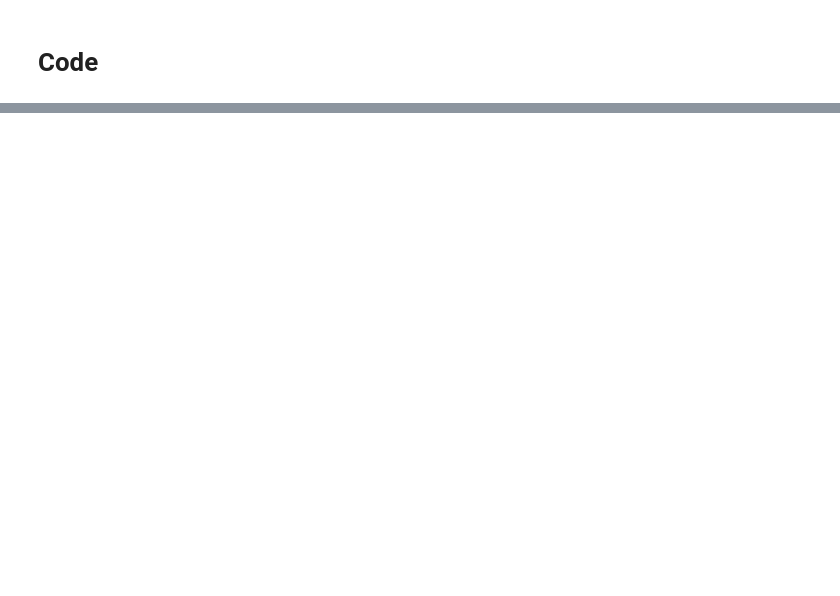
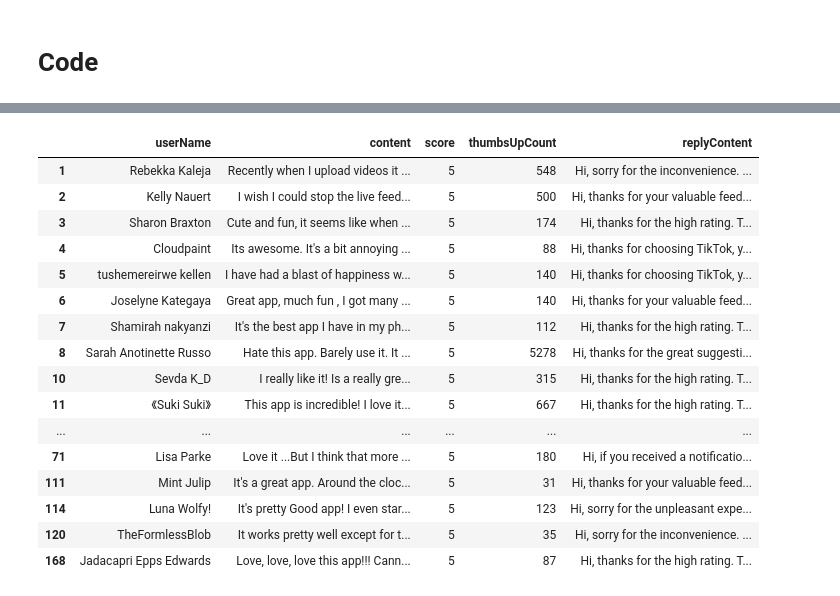
Before and after one commit to CaptainCrouton89/fuzzers-comps, a Jupyter notebook: data/Comps_Data_Collection.ipynb, the cells around one changed output, grey strips where cells are left out. Cells and saved outputs as stored; diff of their text form; code cells hidden in the pictures; blank space fills up the shorter version.

Commit message:
Data Collected for top 3

```diff
--- a/data/Comps_Data_Collection.ipynb
+++ b/data/Comps_Data_Collection.ipynb
@@ -130,12 +148,29 @@ get_reviews_from_list_of_apps(all_apps[:3]).info()
 # %%
 raw_data = pd.DataFrame(np.array(us_reviews),columns=['review'])
 raw_data = raw_data.join(pd.DataFrame(raw_data.pop('review').tolist()))
 raw_data.head(30)
 
 slightly_refined_data = raw_data[["userName", "content", "score", "thumbsUpCount", "replyContent"]]
 # df[~df['B'].isnull()]
 slightly_refined_data = slightly_refined_data[~slightly_refined_data['replyContent'].isnull()]
 # slightly_refined_data = slightly_refined_data["replyContent"].notnull()
 slightly_refined_data.sort_values("thumbsUpCount", ascending=False)
-slightly_refined_data.head(30)
 # slightly_refined_data.info()
+# %% [output]
+|  | userName | content | score | thumbsUpCount | replyContent |
+| 1 | Rebekka Kaleja | Recently when I upload videos it ... | 5 | 548 | Hi, sorry for the inconvenience. ... |
+| 2 | Kelly Nauert | I wish I could stop the live feed... | 5 | 500 | Hi, thanks for your valuable feed... |
+| 3 | Sharon Braxton | Cute and fun, it seems like when ... | 5 | 174 | Hi, thanks for the high rating. T... |
+| 4 | Cloudpaint | Its awesome. It's a bit annoying ... | 5 | 88 | Hi, thanks for choosing TikTok, y... |
+| 5 | tushemereirwe kellen | I have had a blast of happiness w... | 5 | 140 | Hi, thanks for choosing TikTok, y... |
+| 6 | Joselyne Kategaya | Great app, much fun , I got many ... | 5 | 140 | Hi, thanks for your valuable feed... |
+| 7 | Shamirah nakyanzi | It's the best app I have in my ph... | 5 | 112 | Hi, thanks for the high rating. T... |
+| 8 | Sarah Anotinette Russo | Hate this app. Barely use it. It ... | 5 | 5278 | Hi, thanks for the great suggesti... |
+| 10 | Sevda K_D | I really like it! Is a really gre... | 5 | 315 | Hi, thanks for the high rating. T... |
+| 11 | 《Suki Suki》 | This app is incredible! I love it... | 5 | 667 | Hi, thanks for the high rating. T... |
+| ... | ... | ... | ... | ... | ... |
+| 71 | Lisa Parke | Love it ...But I think that more ... | 5 | 180 | Hi, if you received a notificatio... |
+| 111 | Mint Julip | It's a great app. Around the cloc... | 5 | 31 | Hi, thanks for your valuable feed... |
+| 114 | Luna Wolfy! | It's pretty Good app! I even star... | 5 | 123 | Hi, sorry for the unpleasant expe... |
+| 120 | TheFormlessBlob | It works pretty well except for t... | 5 | 35 | Hi, sorry for the inconvenience. ... |
+| 168 | Jadacapri Epps Edwards | Love, love, love this app!!! Cann... | 5 | 87 | Hi, thanks for the high rating. T... |
```
Also changed, not shown: parts of 4 cells of this notebook, 2 other files.
